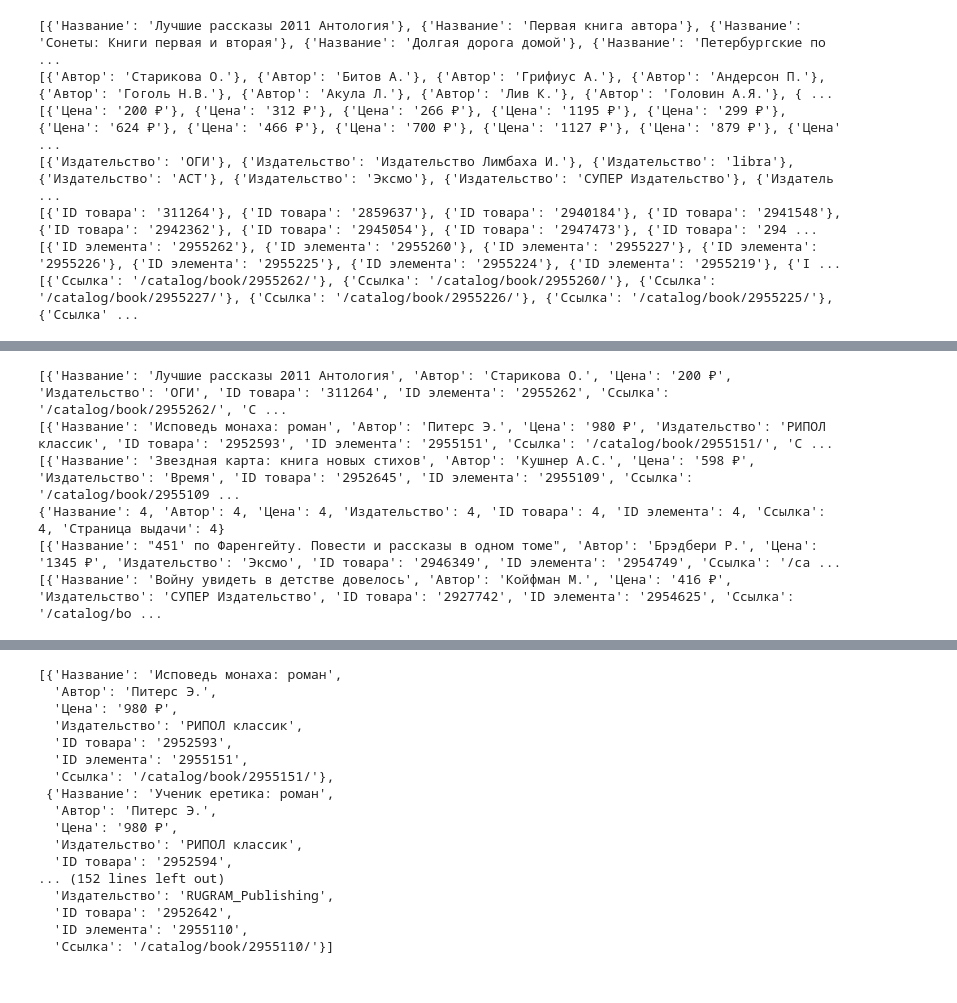
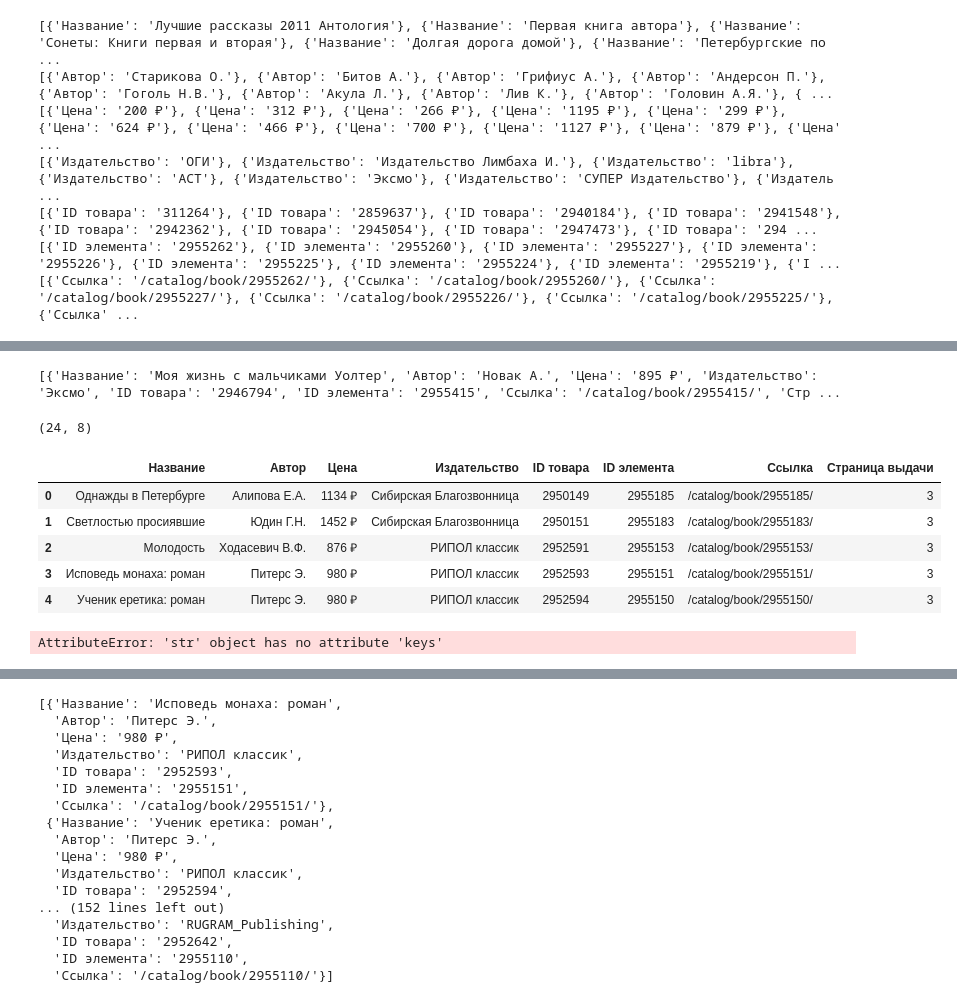
Before and after one commit to gooddeadcat/Klim_notebooks, a Jupyter notebook: Homework/Parsing practice.ipynb, the cells around one changed output, grey strips where cells are left out. Drawn from its saved outputs; the diff is of its cells as text; code cells hidden in the pictures.

```diff
--- a/Homework/Parsing practice.ipynb
+++ b/Homework/Parsing practice.ipynb
@@ -169,31 +168,19 @@ print(href)
 [{'ID элемента': '2955262'}, {'ID элемента': '2955260'}, {'ID элемента': '2955227'}, {'ID элемента': '2955226'}, {'ID элемента': '2955225'}, {'ID элемента': '2955224'}, {'ID элемента': '2955219'}, {'I ...
 [{'Ссылка': '/catalog/book/2955262/'}, {'Ссылка': '/catalog/book/2955260/'}, {'Ссылка': '/catalog/book/2955227/'}, {'Ссылка': '/catalog/book/2955226/'}, {'Ссылка': '/catalog/book/2955225/'}, {'Ссылка' ...
 # %%
-# изготовили ссылку
 url = 'https://www.chitai-gorod.ru/catalog/books/khudozhestvennaya_literatura-9657/'
 
-    # сходили по ней
 response = requests.get(url)
 
-    # построили дерево
 tree = BeautifulSoup(response.content, 'html.parser')
 
-    # нашли в нём всё самое интересное
-books = tree.find_all('div', {'class' : 'product-card__info'})
+books = tree.find_all('div', {'class' : 'product-card js_product js__product_card js__slider_item'})
 
 data = []
 author = []
 price = []
-
-#<span class="publisher">
-#<span class="product-card__data-title">Издательство</span>
-#<span>ОГИ</span>
-
 publisher = []
 href = []
-
-#<button data-book-id="311264" data-element="2955262" data-oldproductprice="" data-productprice="200" data-status="buy" type="button">
-
 book_id = []
 element_id = []
 
@@ -202,8 +189,8 @@ for book in books:
                  'Автор': book.find('div', {'class': 'product-card__author'}).text.strip(),
                  'Цена': book.find('span', {'class': 'product-price__value'}).text.strip(),
                  'Издательство': book.find('span', {'class': 'publisher'}).text.split('\n')[2],
-                 'ID товара': book.button.get('data-book-id'),
-                 'ID элемента': book.button.get('data-element'),
+                 'ID товара': book.get('data-book-id'),
+                 'ID элемента': book.get('data-product'),
                  'Ссылка': book.a.get('href')})
 
 print(data)
@@ -220,7 +265,7 @@ def get_page_chitai_fiction(p):
     response = requests.get(url)
     tree = BeautifulSoup(response.content, 'html.parser')
 
-    books = tree.find_all('div', {'class' : 'product-card__info'})
+    books = tree.find_all('div', {'class' : 'product-card js_product js__product_card js__slider_item'})
 
     data = []
 
@@ -229,21 +274,46 @@ def get_page_chitai_fiction(p):
                      'Автор': book.find('div', {'class': 'product-card__author'}).text.strip(),
                      'Цена': book.find('span', {'class': 'product-price__value'}).text.strip(),
                      'Издательство': book.find('span', {'class': 'publisher'}).text.split('\n')[2],
-                     'ID товара': book.button.get('data-book-id'),
-                     'ID элемента': book.button.get('data-element'),
+                     'ID товара': book.get('data-book-id'),
+                     'ID элемента': book.get('data-product'),
                      'Ссылка': book.a.get('href'),
                      'Страница выдачи': p})
     return data
 # %%
-for p in range(1, 7):
+feed = []
+for p in range(1, ):
     try:
-        print(get_page_chitai_fiction(p))
+        feed.extend(get_page_chitai_fiction(p))
     except:
-        print({'Название': p, 'Автор': p, 'Цена': p, 'Издательство': p, 'ID товара': p, 'ID элемента': p, 'Ссылка': p, 'Страница выдачи': p})
+        feed.extend({'Название': p, 'Автор': p, 'Цена': p, 'Издательство': p, 'ID товара': p, 'ID элемента': p, 'Ссылка': p, 'Страница выдачи': p})
+print(feed)
 # %% [output]
-[{'Название': 'Лучшие рассказы 2011 Антология', 'Автор': 'Старикова О.', 'Цена': '200 ₽', 'Издательство': 'ОГИ', 'ID товара': '311264', 'ID элемента': '2955262', 'Ссылка': '/catalog/book/2955262/', 'С ...
-[{'Название': 'Исповедь монаха: роман', 'Автор': 'Питерс Э.', 'Цена': '980 ₽', 'Издательство': 'РИПОЛ классик', 'ID товара': '2952593', 'ID элемента': '2955151', 'Ссылка': '/catalog/book/2955151/', 'С ...
-[{'Название': 'Звездная карта: книга новых стихов', 'Автор': 'Кушнер А.С.', 'Цена': '598 ₽', 'Издательство': 'Время', 'ID товара': '2952645', 'ID элемента': '2955109', 'Ссылка': '/catalog/book/2955109 ...
-{'Название': 4, 'Автор': 4, 'Цена': 4, 'Издательство': 4, 'ID товара': 4, 'ID элемента': 4, 'Ссылка': 4, 'Страница выдачи': 4}
-[{'Название': "451' по Фаренгейту. Повести и рассказы в одном томе", 'Автор': 'Брэдбери Р.', 'Цена': '1345 ₽', 'Издательство': 'Эксмо', 'ID товара': '2946349', 'ID элемента': '2954749', 'Ссылка': '/ca ...
-[{'Название': 'Войну увидеть в детстве довелось', 'Автор': 'Койфман М.', 'Цена': '416 ₽', 'Издательство': 'СУПЕР Издательство', 'ID товара': '2927742', 'ID элемента': '2954625', 'Ссылка': '/catalog/bo ...
+[{'Название': 'Моя жизнь с мальчиками Уолтер', 'Автор': 'Новак А.', 'Цена': '895 ₽', 'Издательство': 'Эксмо', 'ID товара': '2946794', 'ID элемента': '2955415', 'Ссылка': '/catalog/book/2955415/', 'Стр ...
+# %%
+df = pd.DataFrame(feed)
+print(df.shape)
+df.head()
+# %% [output]
+(24, 8)
+|  | Название | Автор | Цена | Издательство | ID товара | ID элемента | Ссылка | Страница выдачи |
+| 0 | Однажды в Петербурге | Алипова Е.А. | 1134 ₽ | Сибирская Благозвонница | 2950149 | 2955185 | /catalog/book/2955185/ | 3 |
+| 1 | Светлостью просиявшие | Юдин Г.Н. | 1452 ₽ | Сибирская Благозвонница | 2950151 | 2955183 | /catalog/book/2955183/ | 3 |
+| 2 | Молодость | Ходасевич В.Ф. | 876 ₽ | РИПОЛ классик | 2952591 | 2955153 | /catalog/book/2955153/ | 3 |
+| 3 | Исповедь монаха: роман | Питерс Э. | 980 ₽ | РИПОЛ классик | 2952593 | 2955151 | /catalog/book/2955151/ | 3 |
+| 4 | Ученик еретика: роман | Питерс Э. | 980 ₽ | РИПОЛ классик | 2952594 | 2955150 | /catalog/book/2955150/ | 3 |
+# %%
+feed = []
+
+for p in tqdm(range(2186, 2188)):
+    try:
+        feed.extend(get_page_chitai_fiction(p))
+        df = pd.DataFrame(feed)
+        df.to_csv('parsed_chitay_gorod_hudlit_02.csv', index=False)
+    except:
+        feed.extend({'Название': p, 'Автор': p, 'Цена': p, 'Издательство': p, 'ID товара': p, 'ID элемента': p, 'Ссылка': p, 'Страница выдачи': p})
+        df = pd.DataFrame(feed)
+        df.to_csv('parsed_chitay_gorod_hudlit_02.csv', index=False)
+
+print(feed)
+# %% [output]
+AttributeError: 'str' object has no attribute 'keys'
```
Also changed, not shown: parts of 12 cells of this notebook, 4 other files.
